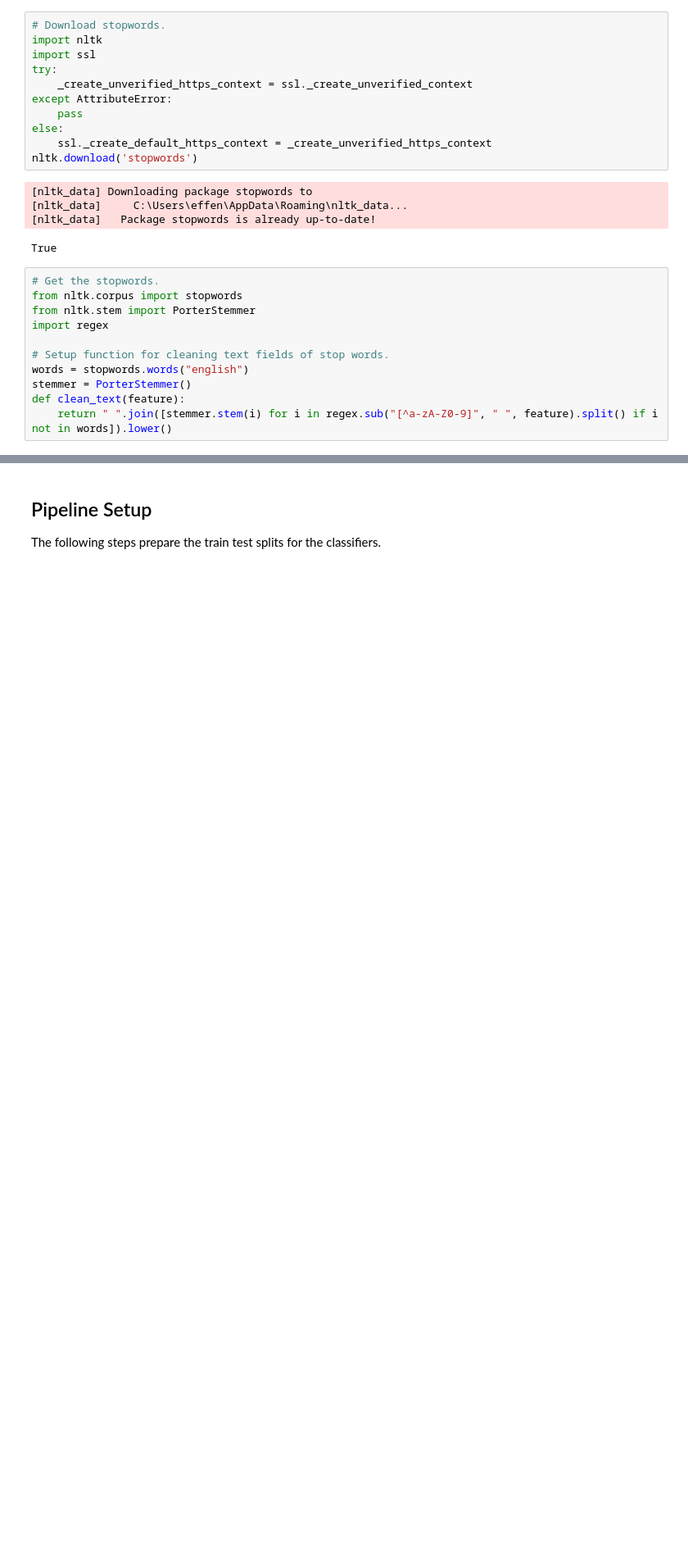
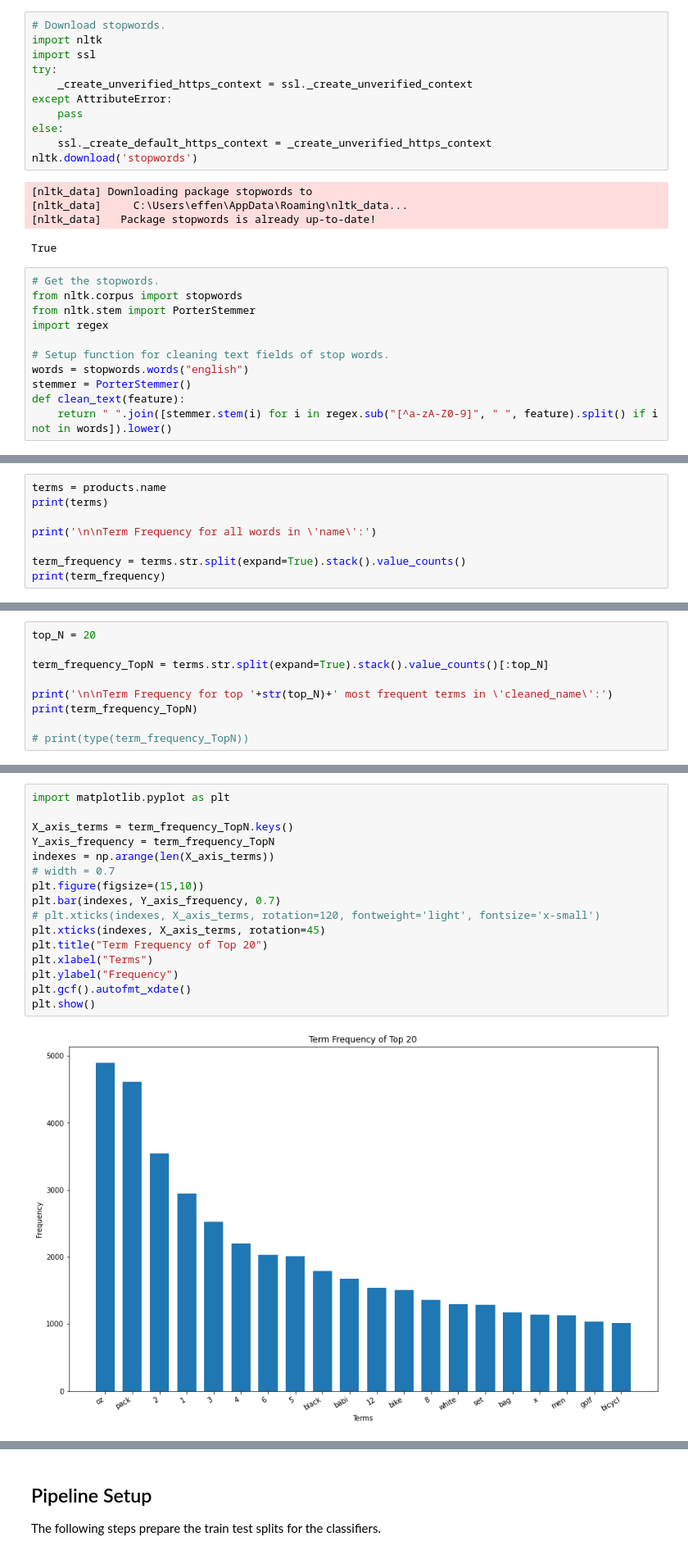
Before and after one commit to rimij405/ISTE780_Project, a Jupyter notebook: notebooks/0.3.1-rimij405-model-performance.ipynb, the cells around one changed output, grey strips where cells are left out. Shown at 82% size. Drawn from its saved outputs; the diff is of its cells as text; blank space fills up the shorter version.

```diff
--- a/notebooks/0.3.1-rimij405-model-performance.ipynb
+++ b/notebooks/0.3.1-rimij405-model-performance.ipynb
@@ -100,0 +105,8 @@ display(products)
+# %%
+terms = products.name
+print(terms)
+
+print('\n\nTerm Frequency for all words in \'name\':')
+
+term_frequency = terms.str.split(expand=True).stack().value_counts()
+print(term_frequency)
@@ -100,0 +131,9 @@ display(products)
+# %%
+top_N = 20
+
+term_frequency_TopN = terms.str.split(expand=True).stack().value_counts()[:top_N]
+
+print('\n\nTerm Frequency for top '+str(top_N)+' most frequent terms in \'cleaned_name\':')
+print(term_frequency_TopN)
+
+# print(type(term_frequency_TopN))
@@ -100,0 +158,18 @@ display(products)
+# %%
+import matplotlib.pyplot as plt
+
+X_axis_terms = term_frequency_TopN.keys()
+Y_axis_frequency = term_frequency_TopN
+indexes = np.arange(len(X_axis_terms))
+# width = 0.7
+plt.figure(figsize=(15,10))
+plt.bar(indexes, Y_axis_frequency, 0.7)
+# plt.xticks(indexes, X_axis_terms, rotation=120, fontweight='light', fontsize='x-small')
+plt.xticks(indexes, X_axis_terms, rotation=45)
+plt.title("Term Frequency of Top 20")
+plt.xlabel("Terms")
+plt.ylabel("Frequency")
+plt.gcf().autofmt_xdate()
+plt.show()
+# %% [output]
+[figure, added]
```
Also changed, not shown: parts of 36 cells of this notebook, 1 other file.
